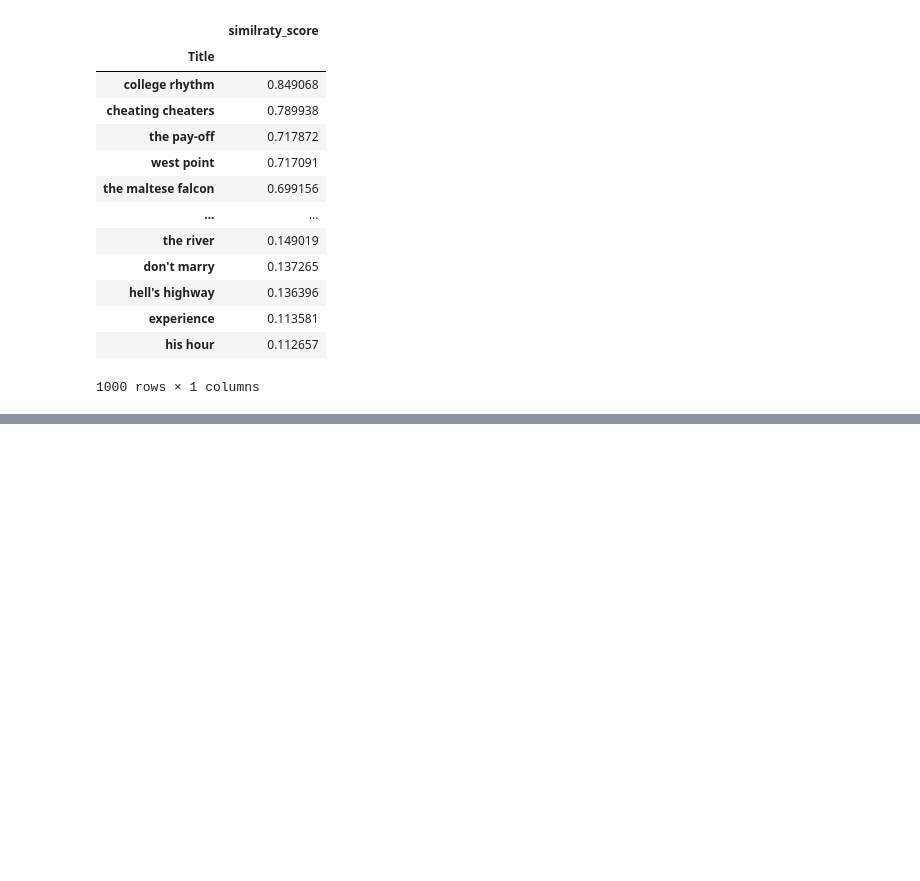
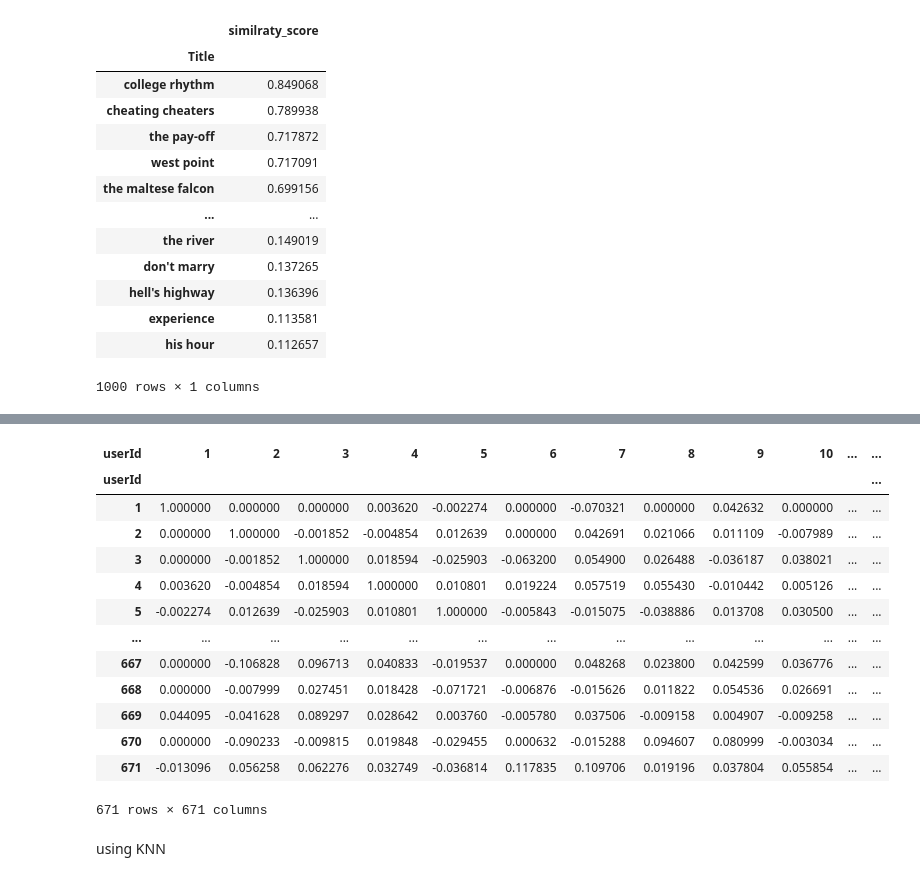
Before and after one commit to Belal-AI/Books-, a Jupyter notebook: Recommneder_systems.ipynb, the cells around one changed output, grey strips where cells are left out. Saved outputs shown, nothing was run; the diff lists cells and outputs as text; code cells hidden in the pictures; blank space fills up the shorter version.

```diff
--- a/Recommneder_systems.ipynb
+++ b/Recommneder_systems.ipynb
@@ -403,0 +478,23 @@ similraty_score_for_useara_for_each_item.sort_values(ascending=False,by='similra
+# %%
+similarties=cosine_similarity(user_rating_pivote)
+# %%
+cosine_similarity_df=pd.DataFrame(similarties,index=user_rating_tables.index,columns=user_rating_tables.index)
+# %%
+cosine_similarity_df
+# %% [output]
+| userId | 1 | 2 | 3 | 4 | 5 | 6 | 7 | 8 | 9 | 10 | ... | ... |
+| userId |  |  |  |  |  |  |  |  |  |  |  | ... |
+| 1 | 1.000000 | 0.000000 | 0.000000 | 0.003620 | -0.002274 | 0.000000 | -0.070321 | 0.000000 | 0.042632 | 0.000000 | ... | ... |
+| 2 | 0.000000 | 1.000000 | -0.001852 | -0.004854 | 0.012639 | 0.000000 | 0.042691 | 0.021066 | 0.011109 | -0.007989 | ... | ... |
+| 3 | 0.000000 | -0.001852 | 1.000000 | 0.018594 | -0.025903 | -0.063200 | 0.054900 | 0.026488 | -0.036187 | 0.038021 | ... | ... |
+| 4 | 0.003620 | -0.004854 | 0.018594 | 1.000000 | 0.010801 | 0.019224 | 0.057519 | 0.055430 | -0.010442 | 0.005126 | ... | ... |
+| 5 | -0.002274 | 0.012639 | -0.025903 | 0.010801 | 1.000000 | -0.005843 | -0.015075 | -0.038886 | 0.013708 | 0.030500 | ... | ... |
+| ... | ... | ... | ... | ... | ... | ... | ... | ... | ... | ... | ... | ... |
+| 667 | 0.000000 | -0.106828 | 0.096713 | 0.040833 | -0.019537 | 0.000000 | 0.048268 | 0.023800 | 0.042599 | 0.036776 | ... | ... |
+| 668 | 0.000000 | -0.007999 | 0.027451 | 0.018428 | -0.071721 | -0.006876 | -0.015626 | 0.011822 | 0.054536 | 0.026691 | ... | ... |
+| 669 | 0.044095 | -0.041628 | 0.089297 | 0.028642 | 0.003760 | -0.005780 | 0.037506 | -0.009158 | 0.004907 | -0.009258 | ... | ... |
+| 670 | 0.000000 | -0.090233 | -0.009815 | 0.019848 | -0.029455 | 0.000632 | -0.015288 | 0.094607 | 0.080999 | -0.003034 | ... | ... |
+| 671 | -0.013096 | 0.056258 | 0.062276 | 0.032749 | -0.036814 | 0.117835 | 0.109706 | 0.019196 | 0.037804 | 0.055854 | ... | ... |
+671 rows × 671 columns
+# %% [markdown]
+using KNN
```
Also changed, not shown: parts of 29 cells of this notebook.
